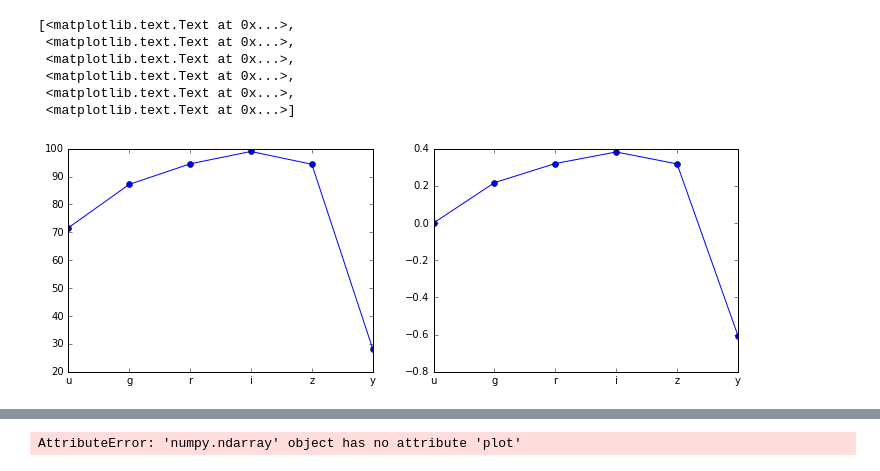
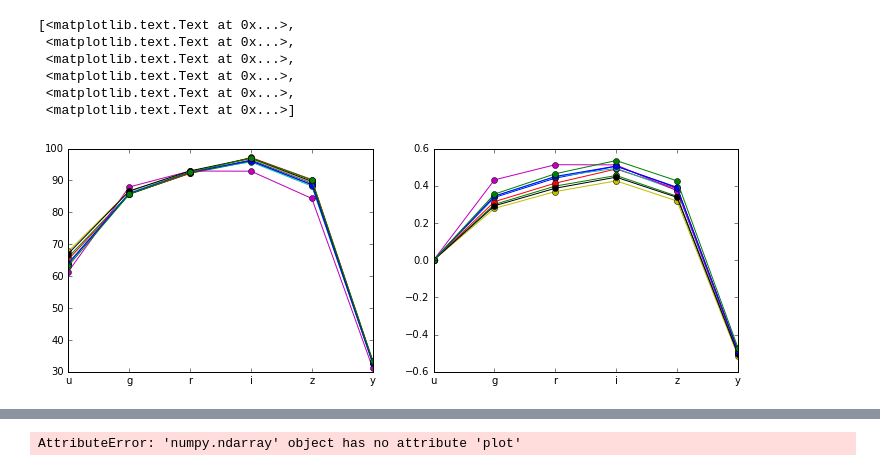
Before and after one commit to lsst-camera-dh/ccob-wb, a Jupyter notebook: notebooks/qe_res.ipynb, the cells around one changed output, grey strips where cells are left out. Saved outputs shown, nothing was run; the diff lists cells and outputs as text; code cells hidden in the pictures.

```diff
--- a/notebooks/qe_res.ipynb
+++ b/notebooks/qe_res.ipynb
@@ -14,7 +14,8 @@ sensor_arr = ['S00','S01','S02','S10','S11','S12','S20','S21','S22']
 qe_dict = {}
 med_dict = {}
 for sensor in sensor_arr:
-    path = '/gpfs/slac/lsst/fs1/g/data/jobHarness/jh_archive/LCA-11021_RTM/LCA-11021_RTM-005/6288/qe_raft_analysis/v0/37123/'+sensor
+#    path = '/gpfs/slac/lsst/fs1/g/data/jobHarness/jh_archive/LCA-11021_RTM/LCA-11021_RTM-005/6288/qe_raft_analysis/v0/37123/'+sensor
+    path = '/gpfs/slac/lsst/fs1/g/data/jobHarness/jh_archive-test/LCA-11021_RTM/LCA-11021_RTM-006-Dev/5867D/qe_raft_analysis/v0/38903/'+sensor
     f = glob.glob(path+'/*.fits')
     d = pyfits.open(f[0])
     qe_dict[sensor] = d
@@ -23,18 +24,19 @@ for sensor in sensor_arr:
 # %%
 x = range(len(qe_dict['S00'][2].data['BAND']))
 fig, axes = plt.subplots(nrows=1, ncols=2, figsize=(12,4))
-axes[0].plot(x, qe_dict['S00'][2].data['DEVICE_MEAN'], marker='o')
+for sensor in sensor_arr:
+    axes[0].plot(x, qe_dict[sensor][2].data['DEVICE_MEAN'], marker='o')
+    axes[1].plot(x, qe_dict[sensor][2].data['DEVICE_MEAN']/qe_dict[sensor][2].data['DEVICE_MEAN'][0]-1, marker='o')
+axes[1].set_xticklabels(qe_dict['S00'][2].data['BAND'])
 axes[0].set_xticklabels(qe_dict['S00'][2].data['BAND'])
-axes[1].plot(x, qe_dict['S00'][2].data['DEVICE_MEAN']/qe_dict['S00'][2].data['DEVICE_MEAN'][0]-1, marker='o')
-axes[1].set_xticklabels(qe_dict['S00'][2].data['BAND'])
 # %% [output]
 [<matplotlib.text.Text at 0x...>,
  <matplotlib.text.Text at 0x...>,
  <matplotlib.text.Text at 0x...>,
  <matplotlib.text.Text at 0x...>,
  <matplotlib.text.Text at 0x...>,
  <matplotlib.text.Text at 0x...>]
-[figure, old version]
+[figure, new version]
 # %%
 mean = np.zeros((len(qe_dict.keys()),len(qe_dict[qe_dict.keys()[0]][2].data['BAND'])))
 
```
Also changed, not shown: parts of 6 cells of this notebook, 5 other files.
